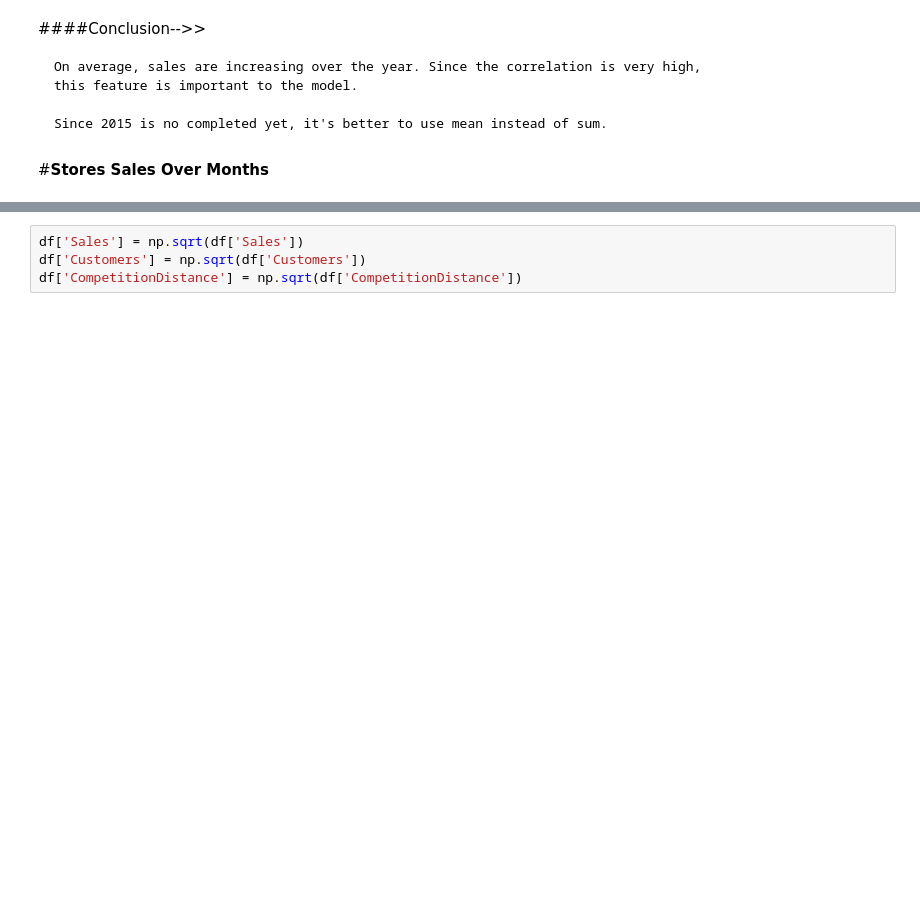
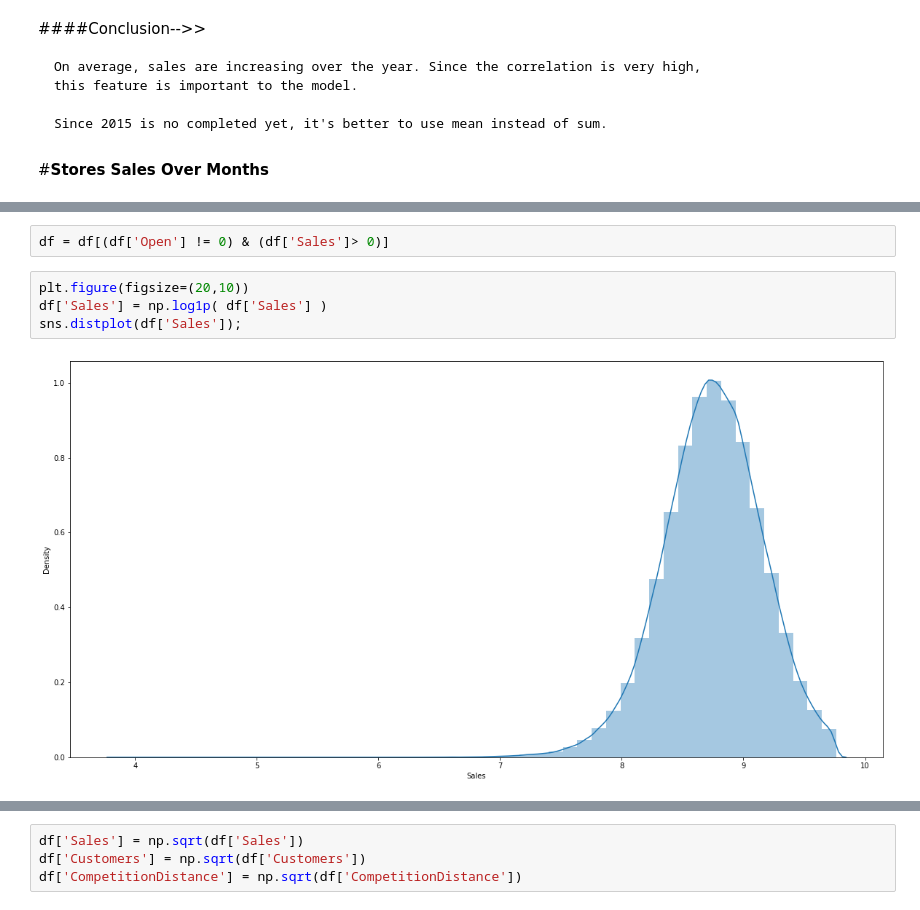
Before and after one commit to AnkitPatel745/Retail-Sales-Prediction-Capstone_Project, a Jupyter notebook: Rossmann_Sales_Prediction_Capstone_Project(ML_Regression).ipynb, the cells around one changed output, grey strips where cells are left out. Drawn from its saved outputs; the diff is of its cells as text; blank space fills up the shorter version.

```diff
--- a/Rossmann_Sales_Prediction_Capstone_Project(ML_Regression).ipynb
+++ b/Rossmann_Sales_Prediction_Capstone_Project(ML_Regression).ipynb
@@ -1007,0 +989,8 @@ sns.heatmap(abs(correlation), annot=True, cmap='coolwarm')
+# %%
+df = df[(df['Open'] != 0) & (df['Sales']> 0)]
+# %%
+plt.figure(figsize=(20,10))
+df['Sales'] = np.log1p( df['Sales'] )
+sns.distplot(df['Sales']);
+# %% [output]
+[figure, added]
```
Also changed, not shown: parts of 32 cells of this notebook.
